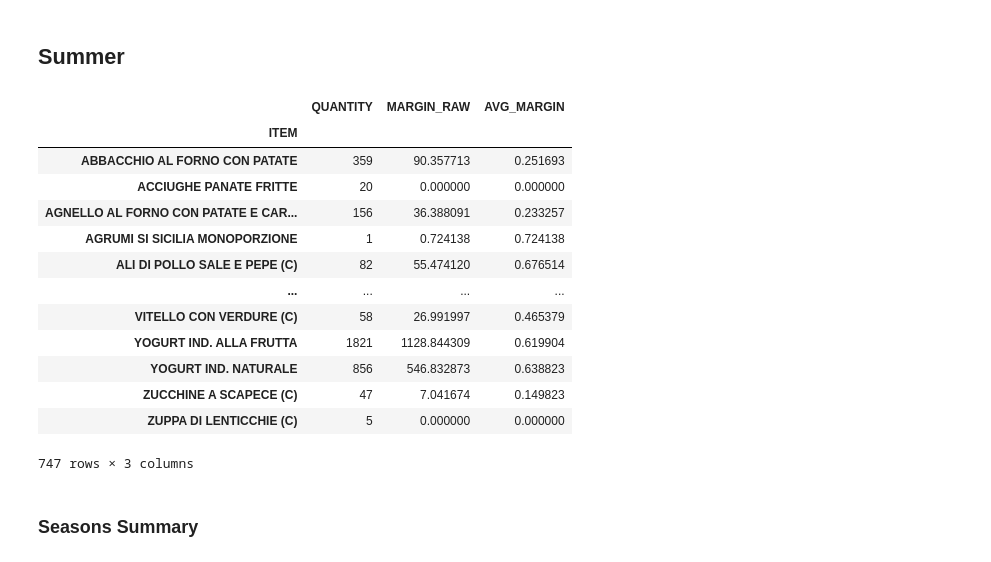
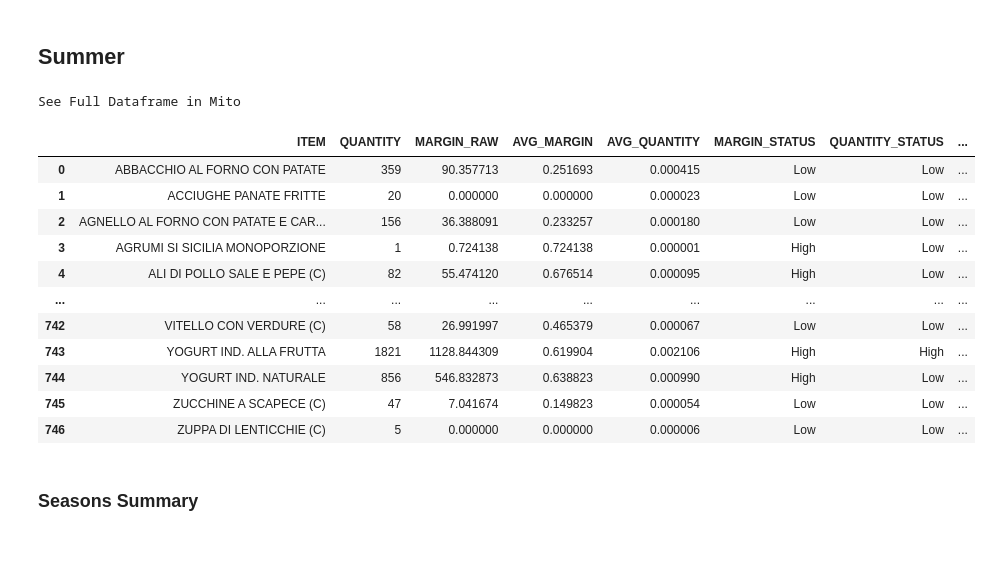
Before and after one commit to IgalKF/Academy.DataScience.MenuOptimization, a Jupyter notebook: ItalyMenu.ipynb, the cells around one changed output. Saved outputs shown, nothing was run; the diff lists cells and outputs as text; code cells hidden in the pictures.

```diff
--- a/ItalyMenu.ipynb
+++ b/ItalyMenu.ipynb
@@ -450,6 +432,5 @@ seasonal_df.groupby(['SALES_TIER_SEASON','WEEKEND_SALE']).agg({'EARNINGS':'sum'}
 # %%
-food_df = seasonal_df[seasonal_df['MENU_CATEGORY'] == 'FOOD']
-print(seasonal_df['ITEM'].count())
-print(food_df['SHIP'].count())
-food_df['Seasons'].drop_duplicates()
+food_df = seasonal_df[(seasonal_df['MENU_CATEGORY'] == 'FOOD')] # & (seasonal_df['DISCOUNT'] == 0) & (seasonal_df['PRICE_PAID'] != 0)]
+food_df
+#TODO: Devide the quantity for each item in every season by the total quantity sold in all seasons.
 # %% [output]
@@ -526,24 +632,67 @@ autumn_avg_items_df
 # %% [markdown]
 ## Summer
 # %%
+# Deploying a Menu engineering on the winter
+
+# Create group by items, for Quantity, margin Raw
 summer_avg_items_df = food_df[food_df['Seasons'] == 'Summer'].groupby(['ITEM']).agg({'QUANTITY':sum, 'MARGIN_RAW':sum})
+
+# Create a new columnn. Caculate the avg margin for each item.
 summer_avg_items_df['AVG_MARGIN'] = summer_avg_items_df['MARGIN_RAW'] / summer_avg_items_df['QUANTITY']
+
+# Caculate the Quantity sum
+total_quantity_summer_value = summer_avg_items_df['QUANTITY'].sum()
+
+# create a coulumn that will present the Probabilty in Outlet (each quantity/Sum of quantity)
+summer_avg_items_df['AVG_QUANTITY'] = summer_avg_items_df['QUANTITY'] / total_quantity_summer_value
+
+# Number of Menu Items
+menu_food_cost_summer_num_items_value = food_df[food_df['Seasons'] == 'Autumn']['ITEM'].nunique()
+
+# Check This value vs AVG_QUANTITY
+#summer_avg_items_df_menu_mix = (1/menu_food_cost_summer_num_items_value) * 0.7
+summer_avg_items_df_menu_mix = (total_quantity_summer_value/menu_food_cost_summer_num_items_value)  / total_quantity_summer_value
+
+# AVG MARGIN Value
+summer_avg_items_df_margin_value = summer_avg_items_df['AVG_MARGIN'].sum() / menu_food_cost_summer_num_items_value
+
+# index to column
+summer_avg_items_df = summer_avg_items_df.reset_index(level=0)
+
+# Add a new column to the dataframe based on the AVG_MARGIN value
+summer_avg_items_df['MARGIN_STATUS'] = summer_avg_items_df.apply(lambda row: 'High' if row['AVG_MARGIN'] > summer_avg_items_df_margin_value else 'Low', axis=1)
+
+# Add a new column to the dataframe based on the AVG_QUANTITY value
+summer_avg_items_df['QUANTITY_STATUS'] = summer_avg_items_df.apply(lambda row: 'High' if row['AVG_QUANTITY'] > summer_avg_items_df_menu_mix else 'Low', axis=1)
+
+
+# Add a new column to the dataframe based on Margin_STATUS and Quantity_STATUS
+def categorize(row):
+    if row['MARGIN_STATUS'] == 'High' and row['QUANTITY_STATUS'] == 'High':
+        return 'Star'
+    elif row['MARGIN_STATUS'] == 'High' and row['QUANTITY_STATUS'] == 'Low':
+        return 'Puzzle'
+    elif row['MARGIN_STATUS'] == 'Low' and row['QUANTITY_STATUS'] == 'High':
+        return 'PlowHorse'
+    elif row['MARGIN_STATUS'] == 'Low' and row['QUANTITY_STATUS'] == 'Low':
+        return 'Dog'
+
+summer_avg_items_df['CATEGORY_CLASS'] = summer_avg_items_df.apply(categorize, axis=1)
 summer_avg_items_df
 # %% [output]
+See Full Dataframe in Mito
-|  | QUANTITY | MARGIN_RAW | AVG_MARGIN |
-| ITEM |  |  |  |
-| ABBACCHIO AL FORNO CON PATATE | 359 | 90.357713 | 0.251693 |
-| ACCIUGHE PANATE FRITTE | 20 | 0.000000 | 0.000000 |
-| AGNELLO AL FORNO CON PATATE E CAR... | 156 | 36.388091 | 0.233257 |
-| AGRUMI SI SICILIA MONOPORZIONE | 1 | 0.724138 | 0.724138 |
-| ALI DI POLLO SALE E PEPE (C) | 82 | 55.474120 | 0.676514 |
-| ... | ... | ... | ... |
-| VITELLO CON VERDURE (C) | 58 | 26.991997 | 0.465379 |
-| YOGURT IND. ALLA FRUTTA | 1821 | 1128.844309 | 0.619904 |
-| YOGURT IND. NATURALE | 856 | 546.832873 | 0.638823 |
-| ZUCCHINE A SCAPECE (C) | 47 | 7.041674 | 0.149823 |
-| ZUPPA DI LENTICCHIE (C) | 5 | 0.000000 | 0.000000 |
+|  | ITEM | QUANTITY | MARGIN_RAW | AVG_MARGIN | AVG_QUANTITY | MARGIN_STATUS | QUANTITY_STATUS | ... |
+| 0 | ABBACCHIO AL FORNO CON PATATE | 359 | 90.357713 | 0.251693 | 0.000415 | Low | Low | ... |
+| 1 | ACCIUGHE PANATE FRITTE | 20 | 0.000000 | 0.000000 | 0.000023 | Low | Low | ... |
+| 2 | AGNELLO AL FORNO CON PATATE E CAR... | 156 | 36.388091 | 0.233257 | 0.000180 | Low | Low | ... |
+| 3 | AGRUMI SI SICILIA MONOPORZIONE | 1 | 0.724138 | 0.724138 | 0.000001 | High | Low | ... |
+| 4 | ALI DI POLLO SALE E PEPE (C) | 82 | 55.474120 | 0.676514 | 0.000095 | High | Low | ... |
+| ... | ... | ... | ... | ... | ... | ... | ... | ... |
+| 742 | VITELLO CON VERDURE (C) | 58 | 26.991997 | 0.465379 | 0.000067 | Low | Low | ... |
+| 743 | YOGURT IND. ALLA FRUTTA | 1821 | 1128.844309 | 0.619904 | 0.002106 | High | High | ... |
+| 744 | YOGURT IND. NATURALE | 856 | 546.832873 | 0.638823 | 0.000990 | High | Low | ... |
+| 745 | ZUCCHINE A SCAPECE (C) | 47 | 7.041674 | 0.149823 | 0.000054 | Low | Low | ... |
+| 746 | ZUPPA DI LENTICCHIE (C) | 5 | 0.000000 | 0.000000 | 0.000006 | Low | Low | ... |
-747 rows × 3 columns
 # %% [markdown]
 ### Seasons Summary
 # %%
```
Also changed, not shown: parts of 31 cells of this notebook.
